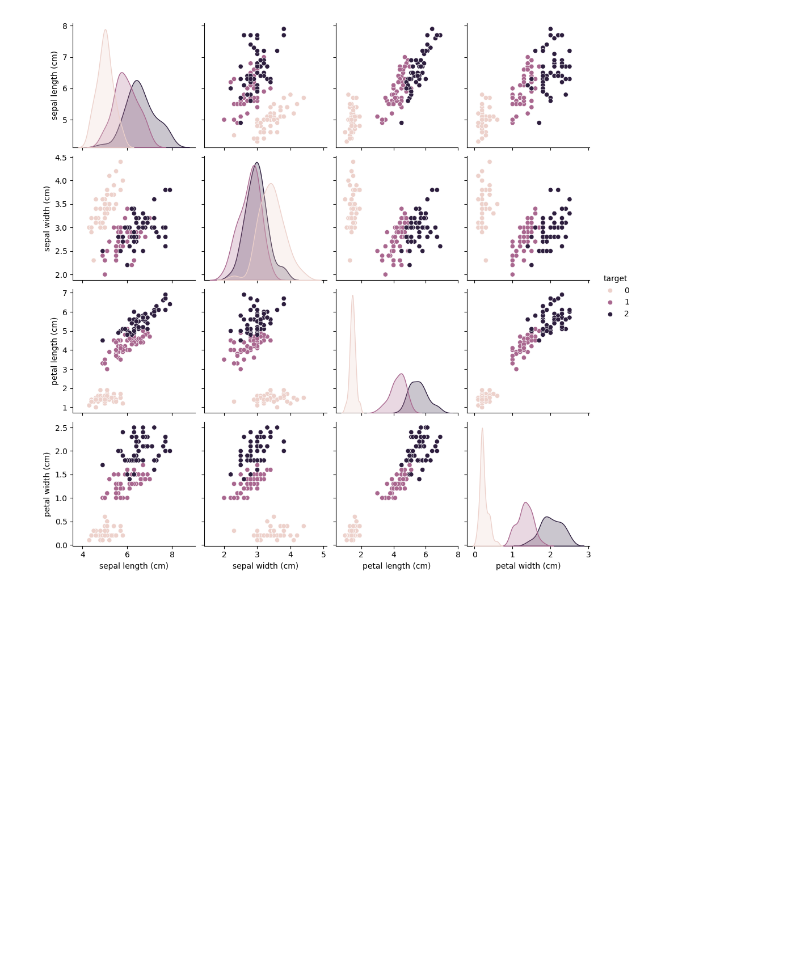
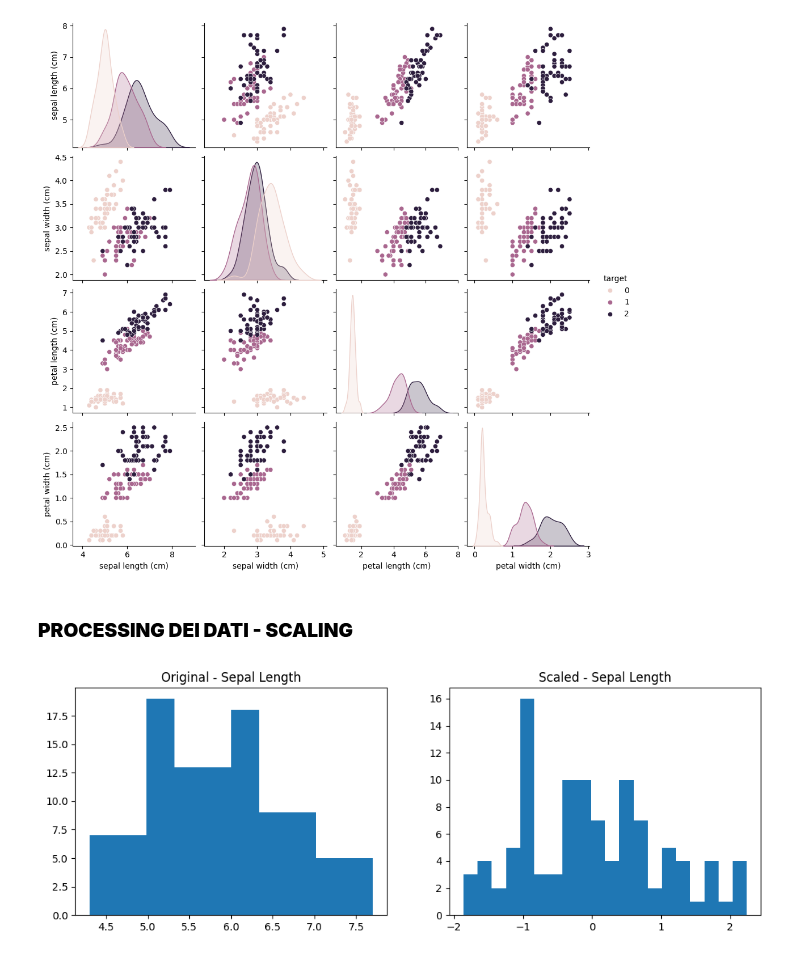
Before and after one commit to FabioBiit/ML_SCRIPTS, a Jupyter notebook: NOTEBOOKS/ML_NOTEBOOK.ipynb, the cells around one changed output. Drawn from its saved outputs; the diff is of its cells as text; code cells hidden in the pictures; blank space fills up the shorter version.

Commit message:
Creato con Colab - Processing Data (SCALING)

```diff
--- a/NOTEBOOKS/ML_NOTEBOOK.ipynb
+++ b/NOTEBOOKS/ML_NOTEBOOK.ipynb
@@ -118,3 +118,25 @@ y = df_iris['target']
 X_train, X_test, y_train, y_test = train_test_split(X, y, test_size=0.3, random_state = random_seed)
 # %% [output]
 [figure]
+# %% [markdown]
+### **PROCESSING DEI DATI - SCALING**
+# %%
+from sklearn.preprocessing import StandardScaler
+
+scaler = StandardScaler()
+X_train_scaled = scaler.fit_transform(X_train)
+X_test_scaled = scaler.transform(X_test)
+
+plt.figure(figsize=(12, 4))
+
+plt.subplot(1,2,1)
+plt.hist(X_train["sepal length (cm)"])
+plt.title("Original - Sepal Length")
+
+plt.subplot(1,2,2)
+plt.hist(X_train_scaled[:,0], bins=20)
+plt.title("Scaled - Sepal Length")
+
+plt.show()
+# %% [output]
+[figure, added]
```
